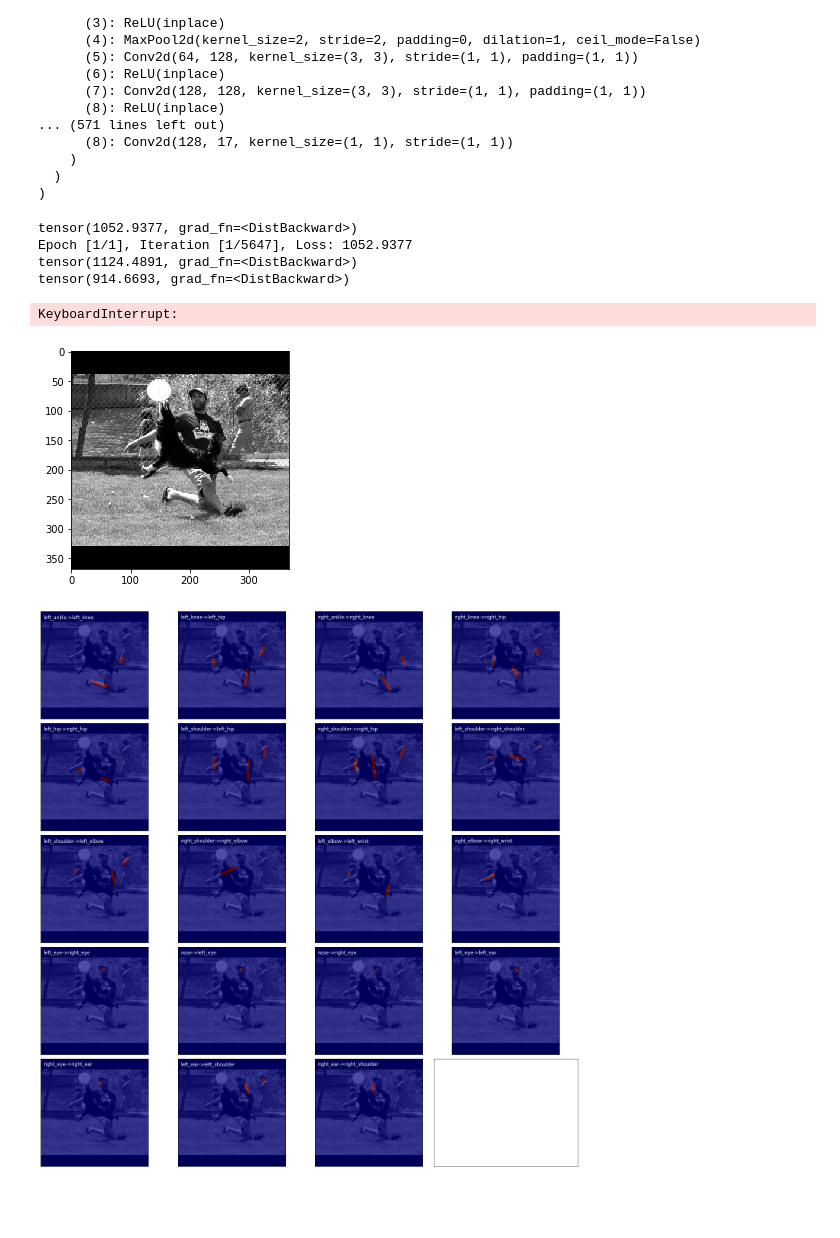
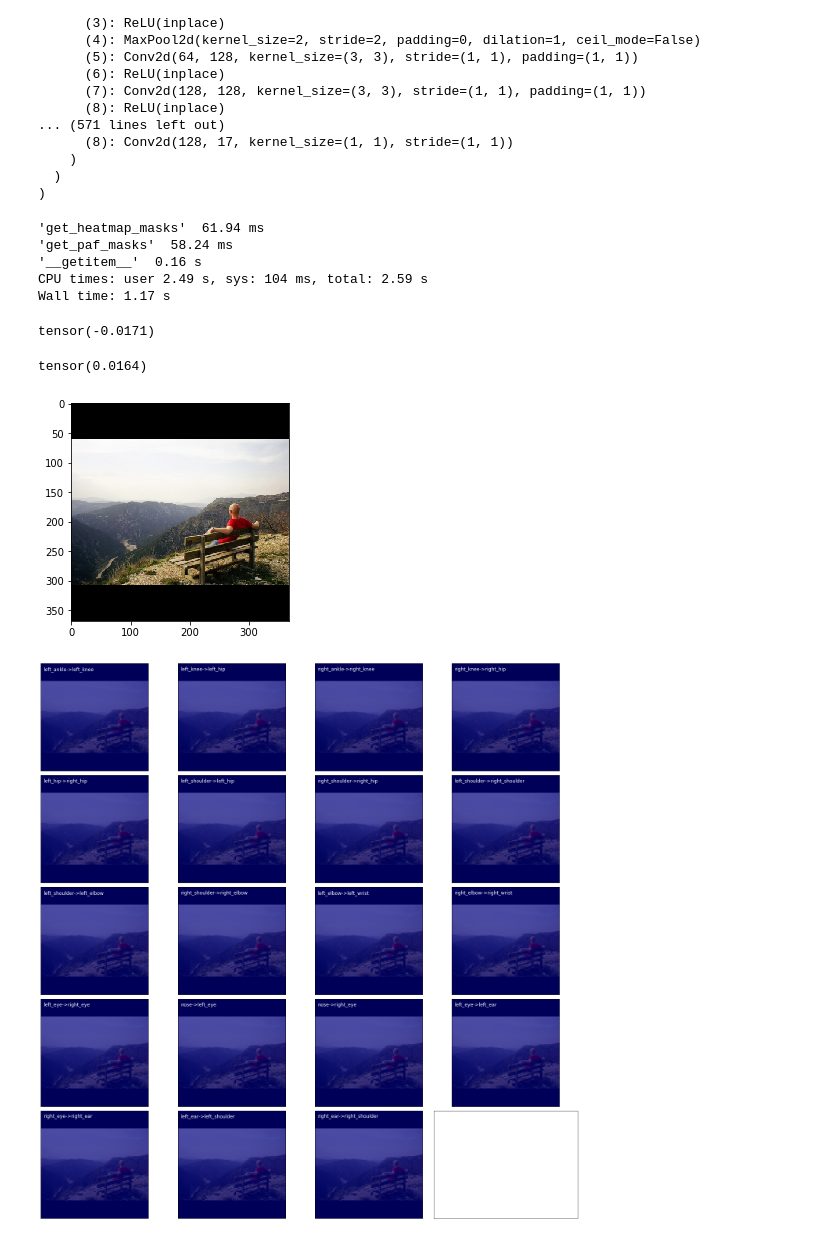
Before and after one commit to Nitish565/yoga-pose-estimation, a Jupyter notebook: COCO/Untitled.ipynb, the cells around one changed output. Cells and saved outputs as stored; diff of their text form; code cells hidden in the pictures; blank space fills up the shorter version.

Commit message:
added timers, need to vectorize paf and heatmap calculation

```diff
--- a/COCO/Untitled.ipynb
+++ b/COCO/Untitled.ipynb
@@ -50,6 +52,6 @@ tensor_tfms = transforms.Compose([
 un = UnNormalizeImgBatch(mean, std)
 p = transforms.ToPILImage()
 # %%
-bs = 8
+bs = 1
 ds = COCO_Person_Dataset('train2014/', img_id_to_image_info, img_id_to_annotations, tfms, tensor_tfms)
 dl = torch.utils.data.DataLoader(ds, bs, shuffle=True)
@@ -80,6 +107,8 @@ Net(
     )
   )
 )
+# %%
+model.load_state_dict(torch.load('paf-stage1-training-model.ckpt', map_location='cpu'))
 # %%
 model.train()
 n_epochs = 1
@@ -87,6 +116,10 @@ lr = 0.0001
 optimizer = torch.optim.Adam(filter(lambda p: p.requires_grad, model.parameters()), lr = lr)
 
 total_steps = 0
+prev_500_iter_loss_avg = -1
+loss_running_avg_500_iter = 0
+
+
 for e in range(n_epochs):
     for imgs, pafs, paf_inds, hms, hm_inds in dl:
         optimizer.zero_grad()
@@ -99,14 +132,19 @@ for e in range(n_epochs):
         optimizer.step()
 
         total_steps +=1
+        loss_running_avg_500_iter += loss.item()
+        if(total_steps%500==0):
+            torch.save(model.state_dict(),'paf-stage1-training-model.ckpt')
+            print('saving model')
+            if(prev_500_iter_loss_avg==-1):
+                prev_500_iter_loss_avg=loss_running_avg_500_iter/500
+            elif(np.abs(prev_500_iter_loss_avg - (loss_running_avg_500_iter/500))<=5):
+                lr = lr/2
+                print("Changing LR, 500 iter running avg diff:", np.abs(prev_500_iter_loss_avg - (loss_running_avg_500_iter/500)))
+                prev_500_iter_loss_avg=loss_running_avg_500_iter/500
+            loss_running_avg_500_iter=0
 
         model_utils.print_training_loss_summary(loss.item(), total_steps, e+1, n_epochs, len(dl))
-# %% [output]
-tensor(1052.9377, grad_fn=<DistBackward>)
-Epoch [1/1], Iteration [1/5647], Loss: 1052.9377
-tensor(1124.4891, grad_fn=<DistBackward>)
-tensor(914.6693, grad_fn=<DistBackward>)
-KeyboardInterrupt:
 # %%
 torch.save(model.state_dict(),'stage1-trained.ckpt')
 # %%
@@ -114,13 +152,28 @@ torch.save(model.state_dict(),'stage1-trained.ckpt')
 with torch.no_grad():
     model.eval()
     imgs, pafs, paf_inds, hms, hm_inds = iter(dl).next()
-    pred_pafs, pred_hms = model(imgs.to(device))
+    pred_pafs_stages, pred_hms_stages = model(imgs.to(device))
+    scaled_pafs = F.interpolate(pred_pafs_stages[0], 368, mode="bilinear", align_corners=True).to(device)
+# %% [output]
+'get_heatmap_masks'  61.94 ms
+'get_paf_masks'  58.24 ms
+'__getitem__'  0.16 s
+CPU times: user 2.49 s, sys: 104 ms, total: 2.59 s
+Wall time: 1.17 s
+# %%
+scaled_pafs[0][0].min()
+# %% [output]
+tensor(-0.0171)
+# %%
+scaled_pafs[0][0].max()
+# %% [output]
+tensor(0.0164)
 # %%
-i,pafs,paf_ind,hms,hms_ind = ds[1200]
-un_im = p(un(i)[0])
+#i,pafs,paf_ind,hms,hms_ind = ds[1200]
+un_im = p(un(imgs)[0])
 plt.imshow(un_im)
-plot_utils.plot_pafs(un_im, pafs.numpy(), figsize=(20,20))
-plot_utils.plot_heatmaps(un_im, hms.numpy(), figsize=(20,20))
+plot_utils.plot_pafs(un_im, (scaled_pafs[0]).numpy(), figsize=(20,20))
+#plot_utils.plot_heatmaps(un_im, pred_hms.numpy(), figsize=(20,20))
 # %% [output]
-[figure, old version]
+[figure, new version]
-[figure, old version]
+[figure, new version]
```
Also changed, not shown: parts of 4 cells of this notebook, 3 other files.
